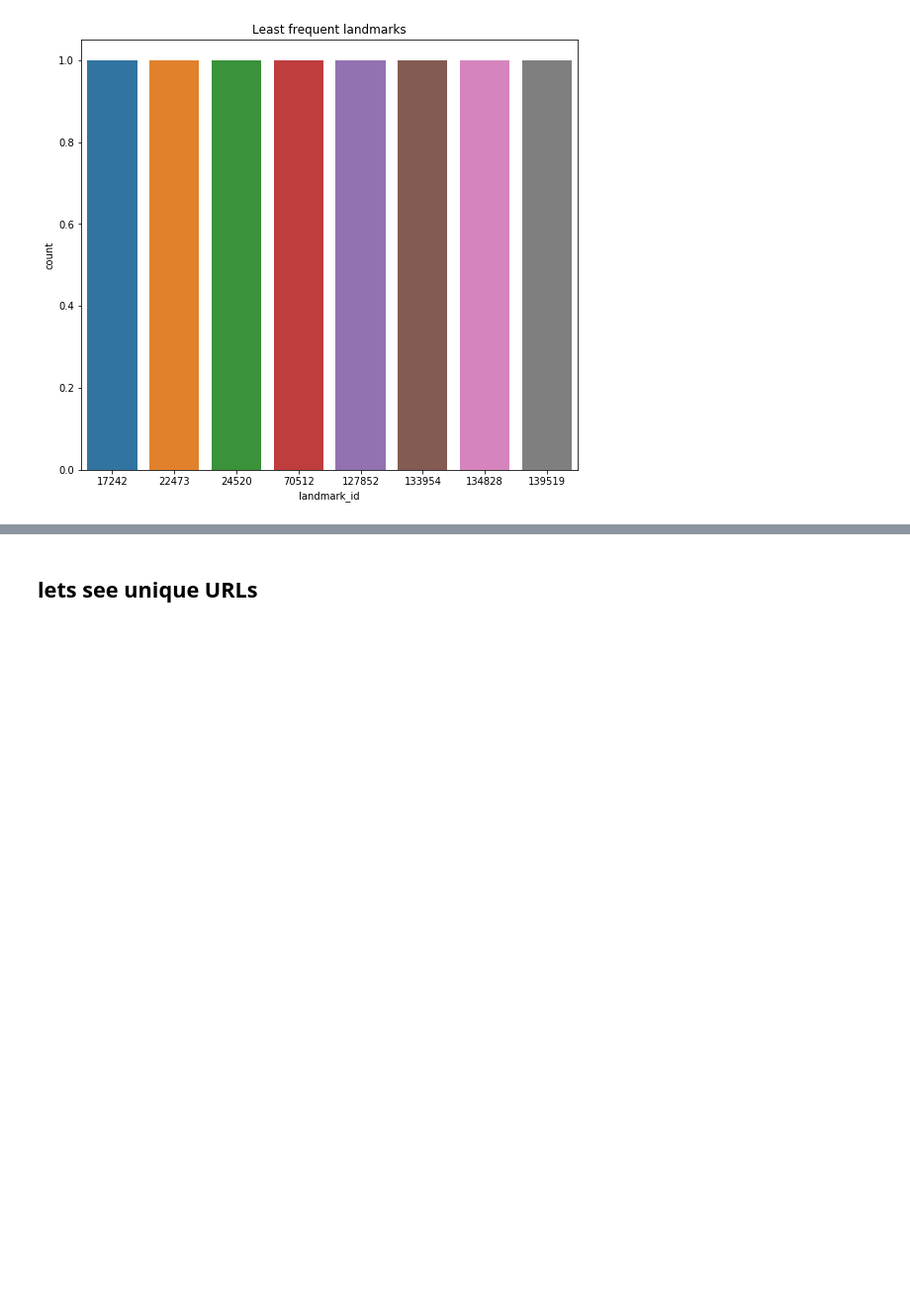
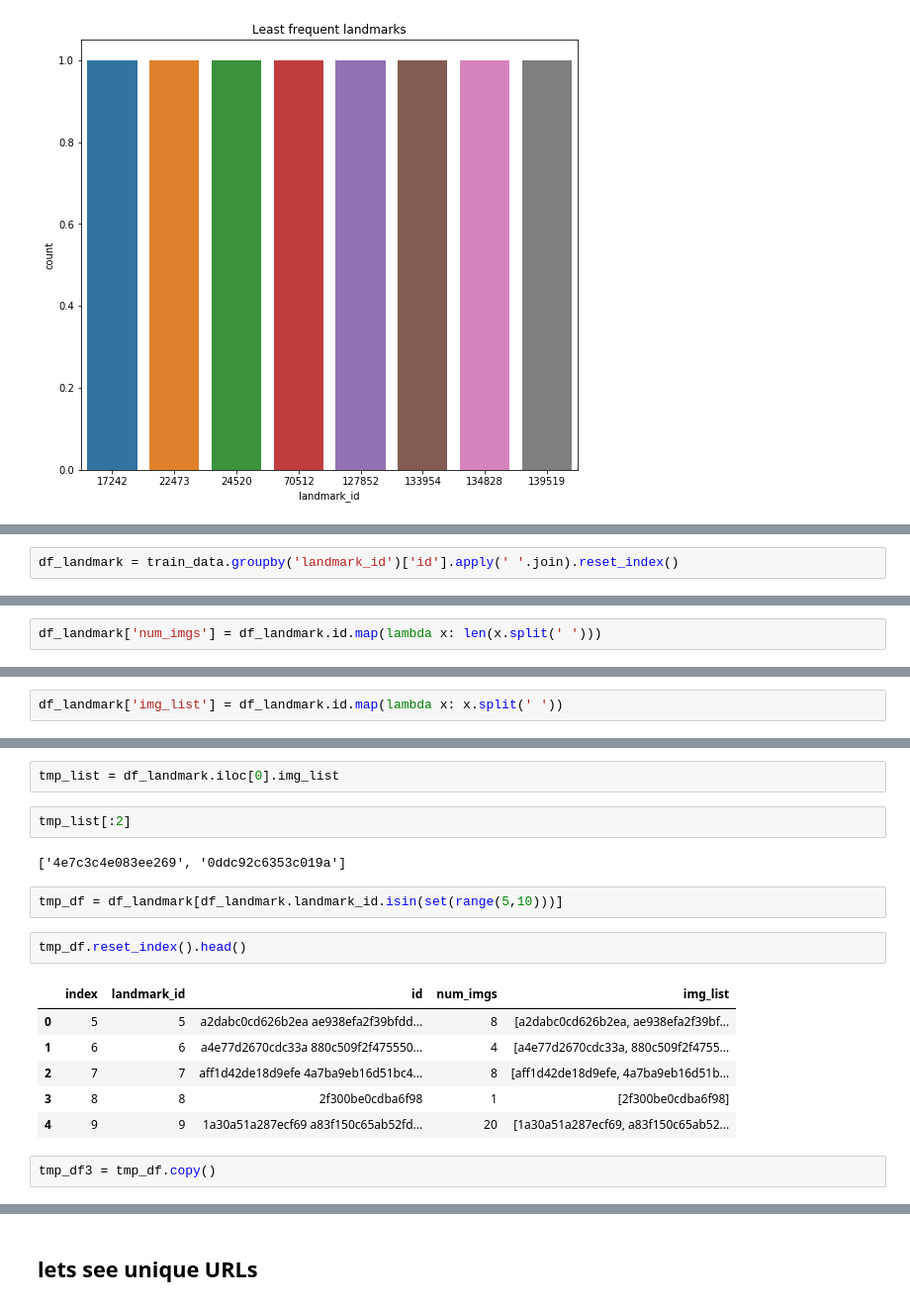
Before and after one commit to chicm/landmark, a Jupyter notebook: recognition/data_analysis.ipynb, the cells around one changed output, grey strips where cells are left out. Shown: that part at 99% size. Cells and saved outputs as stored; diff of their text form; blank space fills up the shorter version.

```diff
--- a/recognition/data_analysis.ipynb
+++ b/recognition/data_analysis.ipynb
@@ -337,0 +357,2 @@ plt.show()
+# %%
+df_landmark = train_data.groupby('landmark_id')['id'].apply(' '.join).reset_index()
@@ -337,0 +373,2 @@ plt.show()
+# %%
+df_landmark['num_imgs'] = df_landmark.id.map(lambda x: len(x.split(' ')))
@@ -337,0 +377,2 @@ plt.show()
+# %%
+df_landmark['img_list'] = df_landmark.id.map(lambda x: x.split(' '))
@@ -337,0 +388,19 @@ plt.show()
+# %%
+tmp_list = df_landmark.iloc[0].img_list
+# %%
+tmp_list[:2]
+# %% [output]
+['4e7c3c4e083ee269', '0ddc92c6353c019a']
+# %%
+tmp_df = df_landmark[df_landmark.landmark_id.isin(set(range(5,10)))]
+# %%
+tmp_df.reset_index().head()
+# %% [output]
+|  | index | landmark_id | id | num_imgs | img_list |
+| 0 | 5 | 5 | a2dabc0cd626b2ea ae938efa2f39bfdd... | 8 | [a2dabc0cd626b2ea, ae938efa2f39bf... |
+| 1 | 6 | 6 | a4e77d2670cdc33a 880c509f2f475550... | 4 | [a4e77d2670cdc33a, 880c509f2f4755... |
+| 2 | 7 | 7 | aff1d42de18d9efe 4a7ba9eb16d51bc4... | 8 | [aff1d42de18d9efe, 4a7ba9eb16d51b... |
+| 3 | 8 | 8 | 2f300be0cdba6f98 | 1 | [2f300be0cdba6f98] |
+| 4 | 9 | 9 | 1a30a51a287ecf69 a83f150c65ab52fd... | 20 | [1a30a51a287ecf69, a83f150c65ab52... |
+# %%
+tmp_df3 = tmp_df.copy()
```
Also changed, not shown: parts of 19 cells of this notebook, 3 other files.
